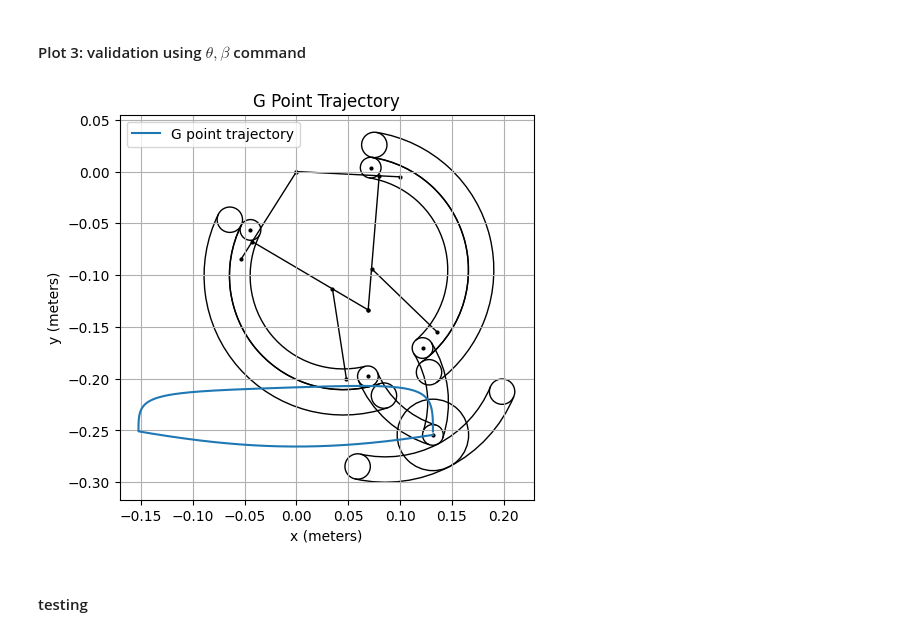
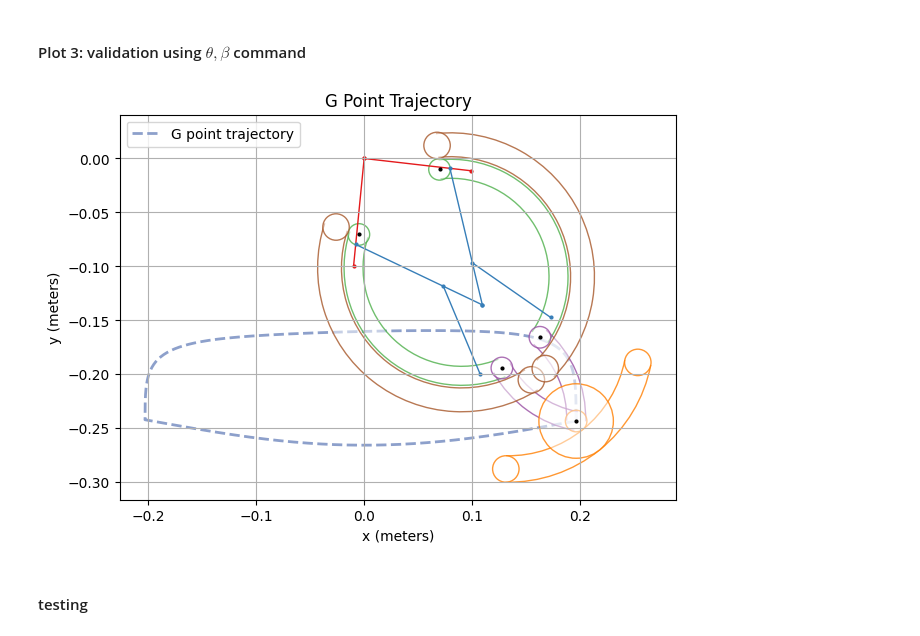
Before and after one commit to Starlee-0514/LegWheel, a Jupyter notebook: Note/Note.ipynb, the cells around one changed output. Cells and saved outputs as stored; diff of their text form; code cells hidden in the pictures.

```diff
--- a/Note/Note.ipynb
+++ b/Note/Note.ipynb
@@ -308,14 +495,14 @@ from bezier import swing
 import time
 import Trajectory_Planning as TJ
 traj_planner = TJ.TrajectoryPlanner(stand_height=0.3,
-                                    step_length=0.4,
+                                    step_length=0.6,
                                     leg=LegModel.LegModel(),
-                                    step_height=0.04,
+                                    step_height=0.08,
                                     period=10,
                                     dt=0.001,
-                                    duty=1 / 4,
+                                    duty=1 / 8,
                                     overlap=0.2)
-traj_planner.set_speed(0.1)
+traj_planner.set_speed(0.2)
 traj_planner.move()
 
 leg = LegModel.LegModel()
@@ -356,23 +543,28 @@ plt.show()
 #### Plot 3: validation using $\theta,\beta$ command
 # %%
 plot_leg = PlotLeg.PlotLeg(leg)  # rad
+plot_leg.leg_shape.set_variable('link_alpha',0.5)
 CMD = np.array(traj_planner["cmd"])
 THETA = CMD.transpose(1,0)[0]
 BETA = CMD.transpose(1,0)[1]
 leg.forward(THETA,BETA, vector=False)
 point_g = leg["G"].copy()
 
 fig,ax = plt.subplots(figsize=(8, 5))
-ax.plot(point_g.real, point_g.imag, label='G point trajectory')
+ax.plot(point_g.real, point_g.imag,
+        label='G point trajectory',
+        linestyle='--',linewidth=2,
+        color=plot_leg.leg_shape.color_set[11],
+        zorder=plot_leg.leg_shape.zorder-1)
 ax.set_xlabel('x (meters)')
 ax.set_ylabel('y (meters)')
 ax.set_title('G Point Trajectory')
 plot_leg.plot_by_angle(traj_planner.theta0, traj_planner.beta0, ax=ax)
 ax.legend()
 ax.grid()
 plt.show()
 # %% [output]
-[figure, old version]
+[figure, new version]
 # %% [markdown]
 #### testing
 # %%
```
Also changed, not shown: parts of 31 cells of this notebook.
